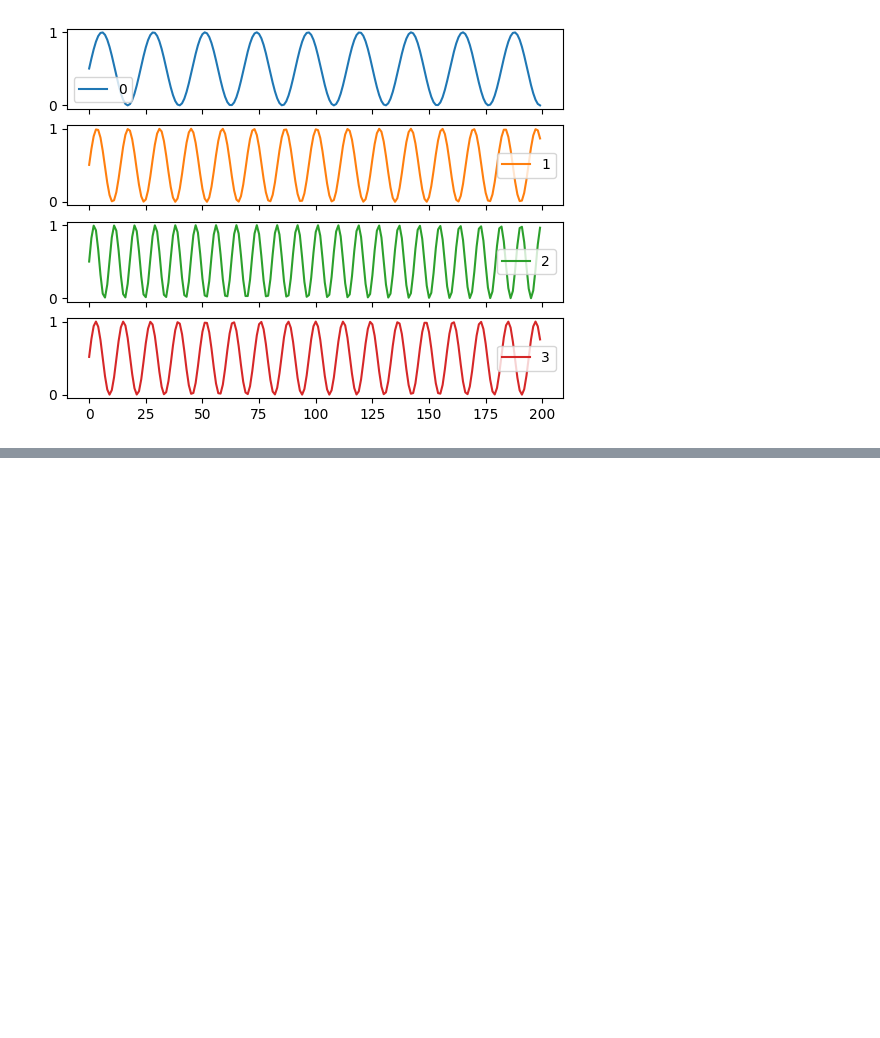
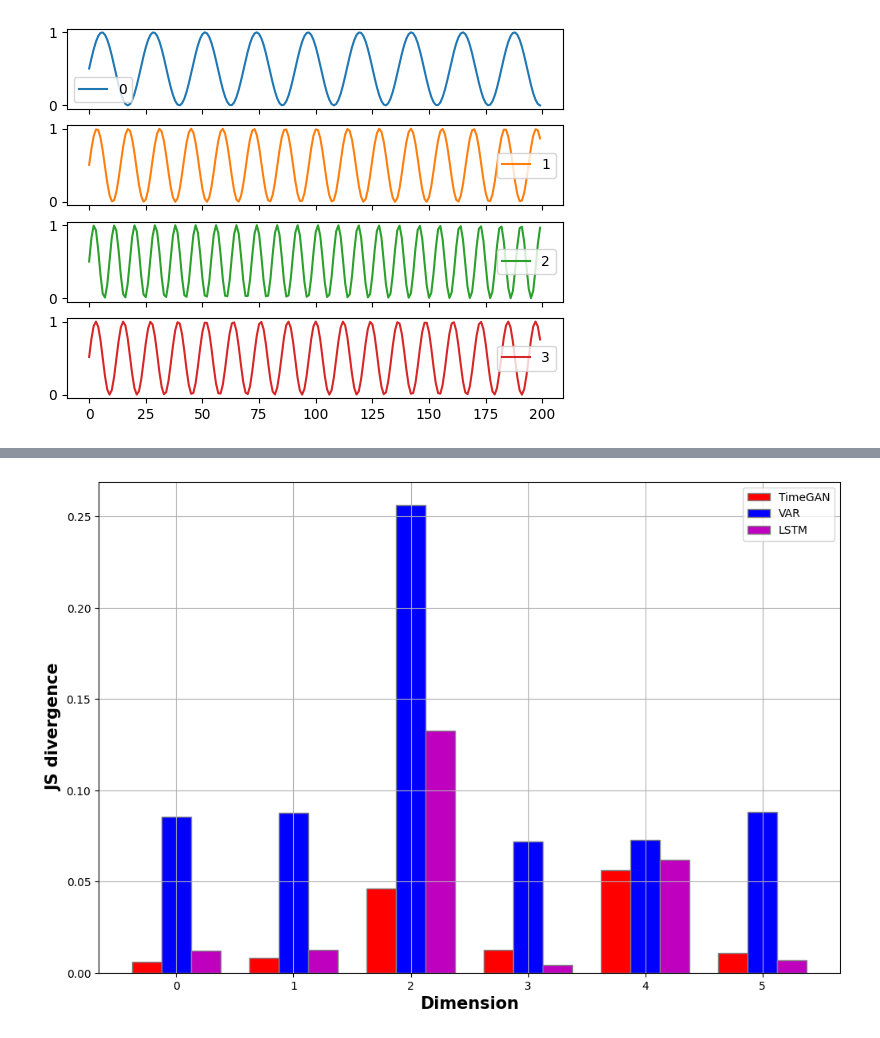
Before and after one commit to fredrikSveen/MSc_time_series_GAN, a Jupyter notebook: statistical_evaluation.ipynb, the cells around one changed output, grey strips where cells are left out. Saved outputs shown, nothing was run; the diff lists cells and outputs as text; code cells hidden in the pictures; blank space fills up the shorter version.

```diff
--- a/statistical_evaluation.ipynb
+++ b/statistical_evaluation.ipynb
@@ -150,0 +203,4 @@ plt.show()
+# %%
+plot_divergences6(timegan_comp_js, var_comp_js, lstm_comp_js, "JS divergence")
+# %% [output]
+[figure, added]
```
Also changed, not shown: parts of 12 cells of this notebook.
